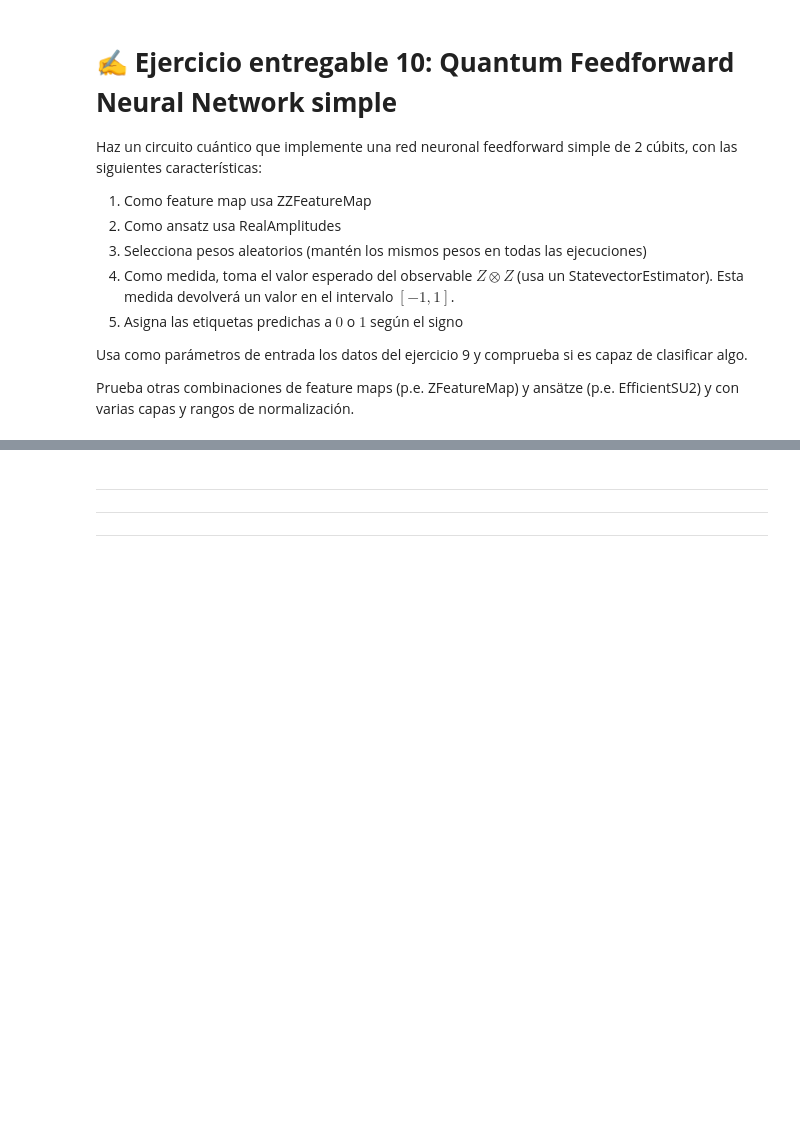
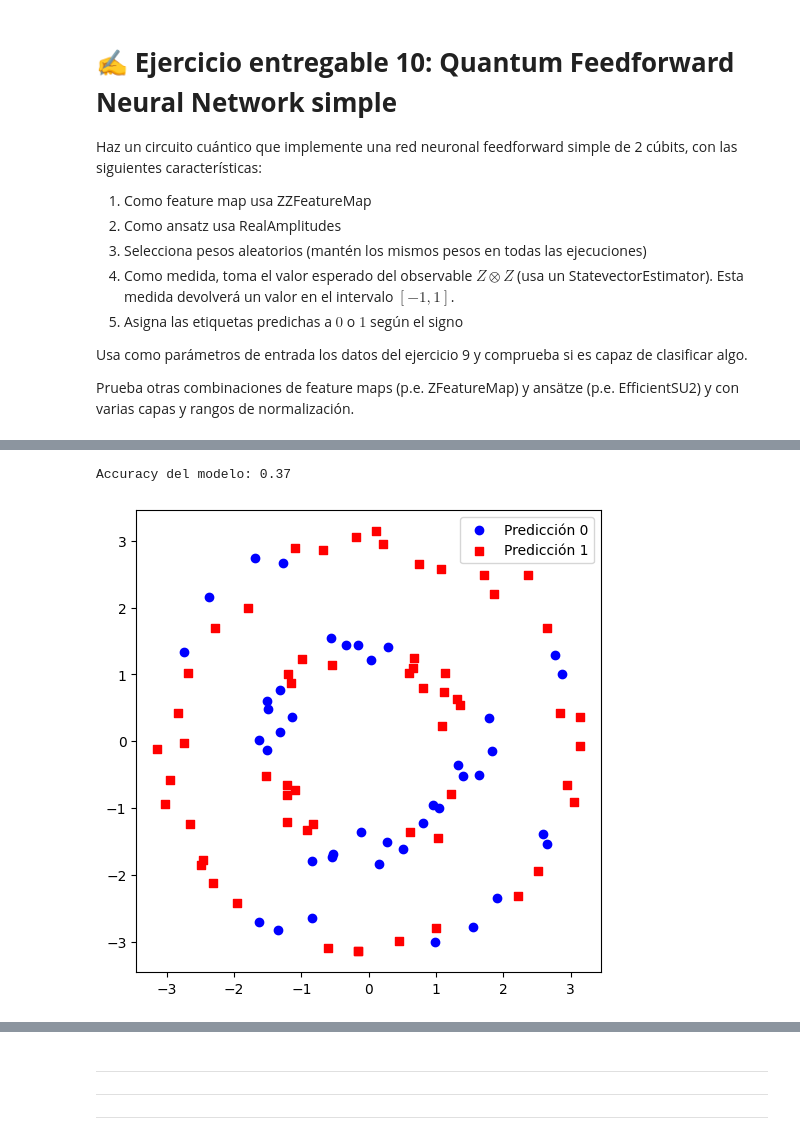
Before and after one commit to mateofra/CUANTICA, a Jupyter notebook: 05_Introducción_al_Quantum_Machine_Learning.ipynb, the cells around one changed output, grey strips where cells are left out. Saved outputs shown, nothing was run; the diff lists cells and outputs as text; code cells hidden in the pictures; blank space fills up the shorter version.

```diff
--- a/05_Introducción_al_Quantum_Machine_Learning.ipynb
+++ b/05_Introducción_al_Quantum_Machine_Learning.ipynb
@@ -1317,0 +1247,50 @@ Más información:
+# %%
+from qiskit.quantum_info import Statevector, SparsePauliOp
+
+# 2 qubits para codificar las 2 características
+qubits = 2
+
+# zz feature map
+feature_map = zz_feature_map(
+    feature_dimension=qubits, reps=2, entanglement="full", insert_barriers=True
+)
+# ansatz con real amplitudes
+ansatz = real_amplitudes(
+    num_qubits=qubits, reps=2, entanglement="full", insert_barriers=True
+)
+# pesos aleatorios para el ansatz
+np.random.seed(seed)
+weights = np.random.uniform(inf_rango, sup_rango, size=ansatz.num_parameters)
+
+# valor esperado observable Z x Z
+observable = SparsePauliOp.from_list([("ZZ", 1)])
+
+# prediccion 0 o 1 dependiendo del valor esperado
+predicciones = []
+for x in features:
+    # Circuito con el feature map y el ansatz
+    circuito = feature_map.assign_parameters(x).\
+        compose(ansatz.assign_parameters(weights))
+
+    # Estado final y estado esperado entre [-1, 1]
+    estado_final = Statevector.from_instruction(circuito)
+    valor_esperado = np.real(estado_final.expectation_value(observable))
+    # guardamos la prediccion
+    prediccion = 0 if valor_esperado < 0 else 1
+    predicciones.append(prediccion)
+
+# calculo accuracy
+accuracy = np.mean(predicciones == labels)
+print(f"Accuracy del modelo: {accuracy:.2f}")
+
+# Visualizamos las predicciones
+plt.figure(figsize=(6,6))
+for label, color, marker in zip([0, 1], ["blue", "red"], ["o", "s"]):
+    mask = np.array(predicciones) == label
+    plt.scatter(features[mask, 0], features[mask, 1], c=color, label=f"Predicción {label}", marker=marker)
+
+plt.legend()
+plt.show()
+# %% [output]
+Accuracy del modelo: 0.37
+[figure, added]
```
Also changed, not shown: parts of 23 cells of this notebook.
